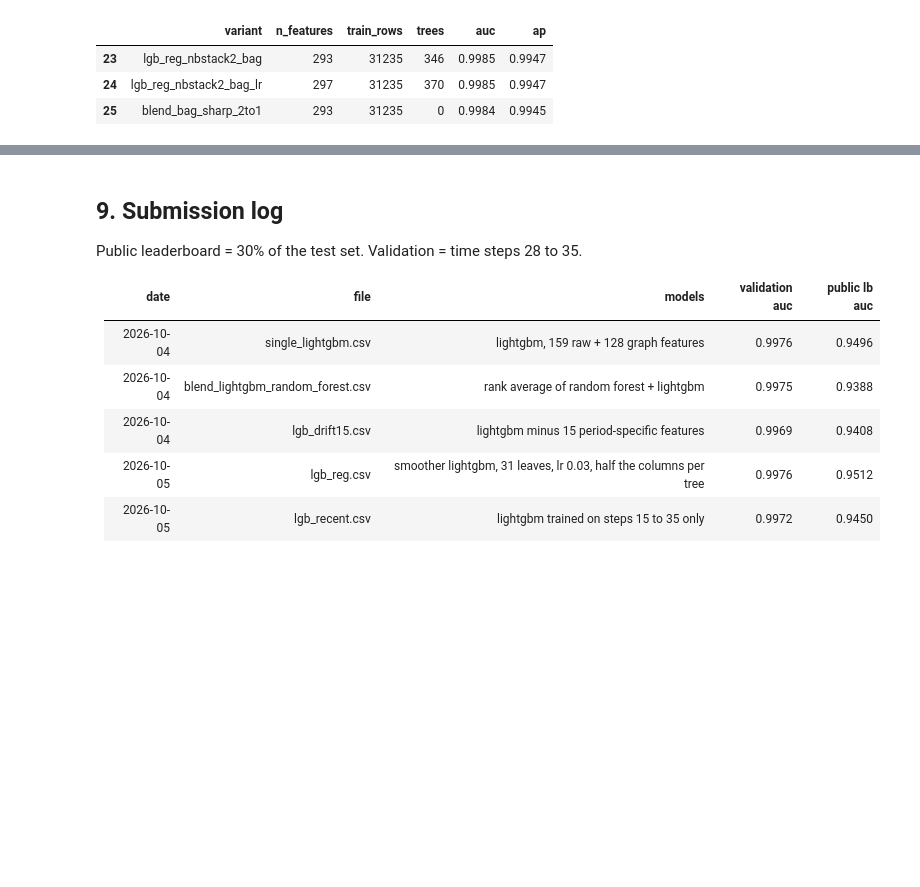
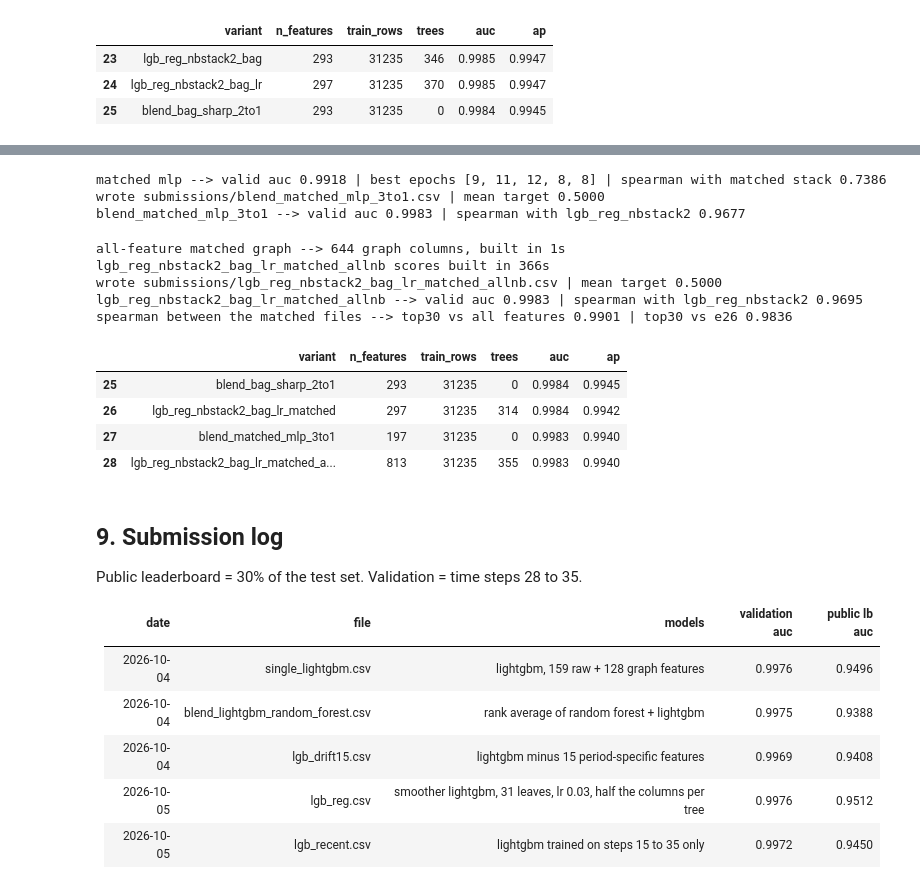
Before and after one commit to ykwong2002/bt4012-kaggle-competition, a Jupyter notebook: e1155727.ipynb, the cells around one changed output, grey strips where cells are left out. Drawn from its saved outputs; the diff is of its cells as text; code cells hidden in the pictures; blank space fills up the shorter version.

Commit message:
add test-matched graph features, matched mlp blend and all-feature aggregates
Co-Authored-By: Claude Opus 5.5 <noreply@anthropic.com>

```diff
--- a/e1155727.ipynb
+++ b/e1155727.ipynb
@@ -1893,3 +1965,63 @@ blend_bag_sharp_2to1 --> valid auc 0.9984 | spearman with lgb_reg_nbstack2 0.980
+# %%
+# variant 2 --> lecture 04 mlp on the matched features plus neighbour scores, 5 seeds, blended 1:3 with variant 1
+mlp_feats = linear_features + nb_score_features + lr_feats
+tr_mm = tr_df.merge(nbs_m_va, on='txId', how='left')
+va_mm = va_df.merge(nbs_m_va, on='txId', how='left')
+all_mm = labelled_df.merge(nbs_m_all, on='txId', how='left')
+te_mm = test_df.merge(nbs_m_all, on='txId', how='left')
+for d in [tr_mm, va_mm, all_mm, te_mm]:
+    d[mlp_feats] = d[mlp_feats].fillna(0)  # no scored neighbour --> 0, the *_scored counts say how many there were
+
+X_tr_m, (X_va_m,), _ = scale_data(tr_mm, [va_mm], mlp_feats)
+X_all_m, (X_te_m,), _ = scale_data(all_mm, [te_mm], mlp_feats)
+p_va_list, p_te_list, epochs = [], [], []
+for s in SEEDS:
+    m_s, _, ep = train_mlp(X_tr_m, y_tr, X_va_m, y_va, verbose=False, seed=s)
+    p_va_list.append(predict_mlp(m_s, X_va_m))
+    m_f, _, _ = train_mlp(X_all_m, all_mm[output_feature].values, max_epochs=ep, verbose=False, seed=s)
+    p_te_list.append(predict_mlp(m_f, X_te_m))
+    epochs.append(ep)
+p_va_mlp, p_te_mlp = rank_average(p_va_list), rank_average(p_te_list)
+mlp_auc = metrics.roc_auc_score(y_va, p_va_mlp)
+print('matched mlp --> valid auc {:.4f} | best epochs {} | spearman with matched stack {:.4f}'.format(mlp_auc, epochs, spearmanr(p_te_mlp, prob_m).correlation))
+
+blend_m = weighted_rank_average([prob_m, p_te_mlp], [3, 1])
+blend_m_va = weighted_rank_average([variant_valid['lgb_reg_nbstack2_bag_lr_matched'], p_va_mlp], [3, 1])
+perf_bm = performance_assessment(y_va, blend_m_va)
+variant_preds['blend_matched_mlp_3to1'] = blend_m
+write_submission(blend_m, 'blend_matched_mlp_3to1')
+variant_rows.append({'variant': 'blend_matched_mlp_3to1', 'n_features': len(mlp_feats), 'train_rows': len(all_mm), 'trees': 0, **perf_bm})
+print('blend_matched_mlp_3to1 --> valid auc {:.4f} | spearman with lgb_reg_nbstack2 {:.4f}'.format(perf_bm['auc'], spearmanr(blend_m, variant_preds['lgb_reg_nbstack2']).correlation))
+# %% [output]
+matched mlp --> valid auc 0.9918 | best epochs [9, 11, 12, 8, 8] | spearman with matched stack 0.7386
+wrote submissions/blend_matched_mlp_3to1.csv | mean target 0.5000
+blend_matched_mlp_3to1 --> valid auc 0.9983 | spearman with lgb_reg_nbstack2 0.9677
+# %%
+# variant 3 --> test-matched graph with neighbour mean and max over all kept features
+t0 = time.time()
+labelled_df, test_df, tr_df, va_df, g_cols_all = matched_frames(kept_features)
+print('all-feature matched graph --> {} graph columns, built in {:.0f}s'.format(len(g_cols_all), time.time() - t0))
+tree_all = kept_features + g_cols_all
+prob_all, _, _ = run_matched_pipeline('lgb_reg_nbstack2_bag_lr_matched_allnb', tree_all, bag_stages=False)
+
+# restore the original frames
+labelled_df, test_df, tr_df, va_df = orig_frames['labelled'], orig_frames['test'], orig_frames['tr'], orig_frames['va']
+print('spearman between the matched files --> top30 vs all features {:.4f} | top30 vs e26 {:.4f}'.format(
+    spearmanr(prob_m, prob_all).correlation, spearmanr(prob_m, variant_preds['lgb_reg_nbstack2_bag_lr']).correlation))
+variant_df = pd.DataFrame(variant_rows)
+variant_df.to_csv(os.path.join(OUT_DIR, 'drift_variants.csv'), index=False)
+variant_df.tail(4)
+# %% [output]
+all-feature matched graph --> 644 graph columns, built in 1s
+lgb_reg_nbstack2_bag_lr_matched_allnb scores built in 366s
+wrote submissions/lgb_reg_nbstack2_bag_lr_matched_allnb.csv | mean target 0.5000
+lgb_reg_nbstack2_bag_lr_matched_allnb --> valid auc 0.9983 | spearman with lgb_reg_nbstack2 0.9695
+spearman between the matched files --> top30 vs all features 0.9901 | top30 vs e26 0.9836
+|  | variant | n_features | train_rows | trees | auc | ap |
+| 25 | blend_bag_sharp_2to1 | 293 | 31235 | 0 | 0.9984 | 0.9945 |
+| 26 | lgb_reg_nbstack2_bag_lr_matched | 297 | 31235 | 314 | 0.9984 | 0.9942 |
+| 27 | blend_matched_mlp_3to1 | 197 | 31235 | 0 | 0.9983 | 0.9940 |
+| 28 | lgb_reg_nbstack2_bag_lr_matched_a... | 813 | 31235 | 355 | 0.9983 | 0.9940 |
 # %% [markdown]
 ## 9. Submission log
 
```
Also changed, not shown: parts of 11 cells of this notebook.
